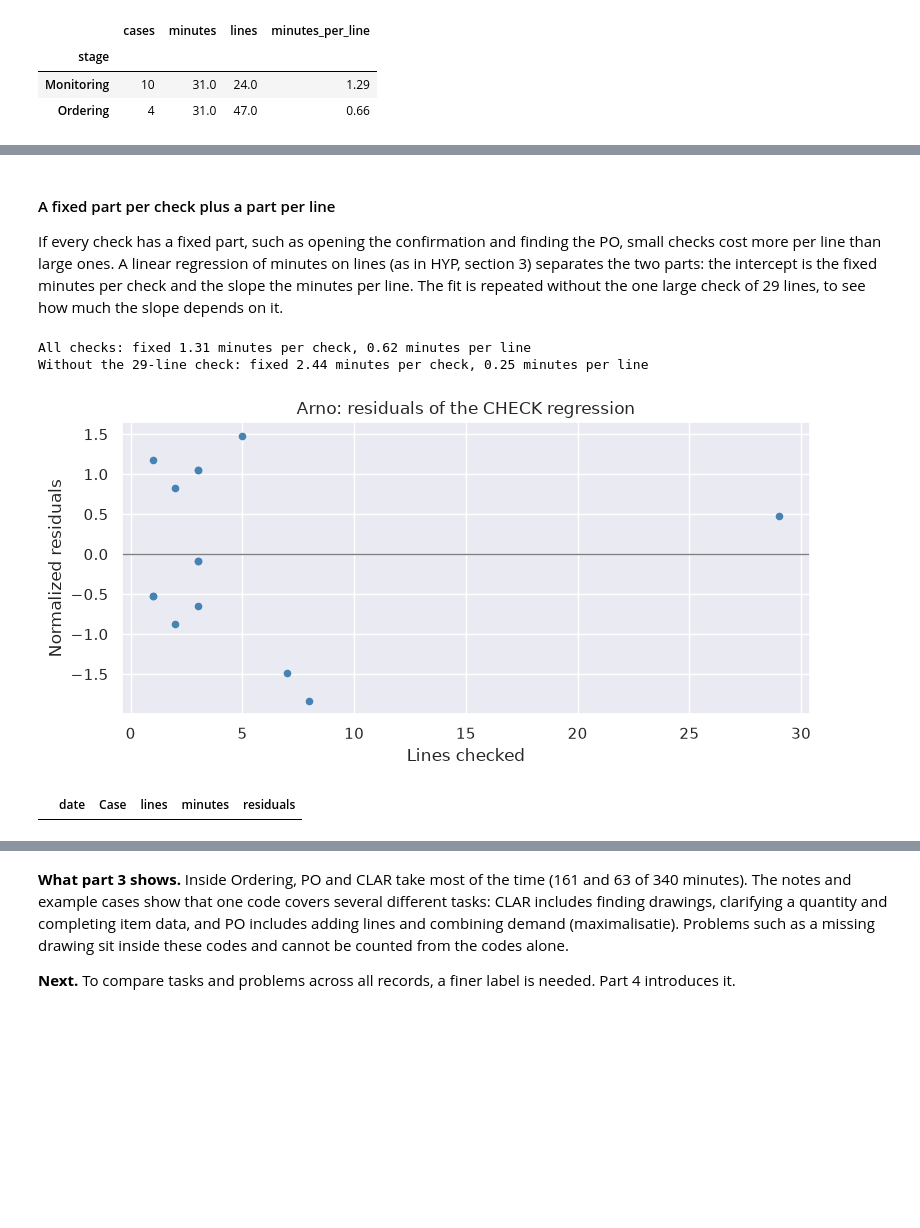
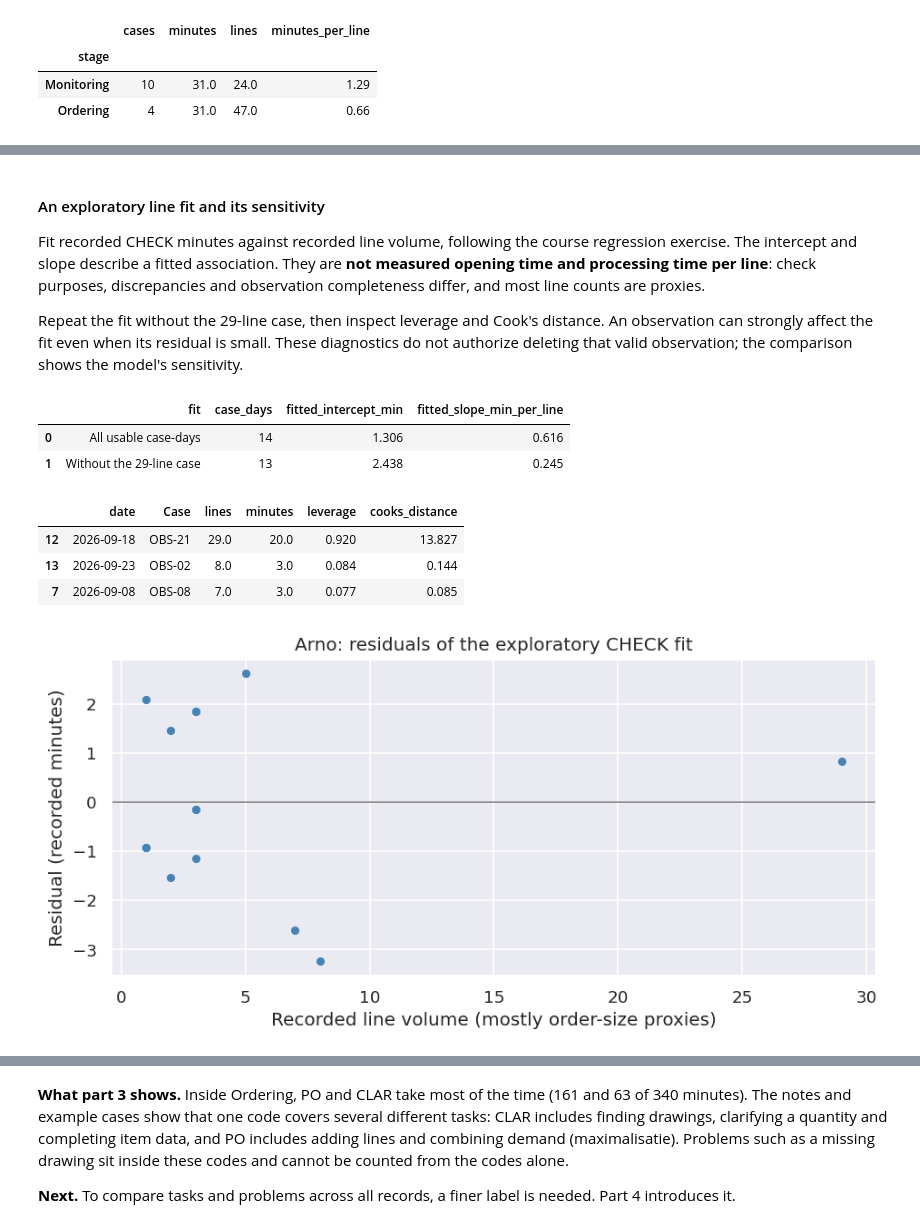
Before and after one commit to Luuuuuig/Bachelor-End-Project, a Jupyter notebook: Arno_Analysis_2026_10_02.ipynb, the cells around one changed output, grey strips where cells are left out. Cells and saved outputs as stored; diff of their text form; code cells hidden in the pictures; blank space fills up the shorter version.

```diff
--- a/Arno_Analysis_2026_10_02.ipynb
+++ b/Arno_Analysis_2026_10_02.ipynb
@@ -215,6 +219,9 @@ included["activity_group"] = included["activity_group"].replace({
     "[UNCERTAIN]": "UNCLEAR"
 })
 
+# REQ-Exact identifies an earlier-generated PO, not an incoming request.
+included.loc[included["Activity"].str.upper().eq("REQ-EXACT"), "activity_group"] = "PO-REVISIT"
+
 # Former EXC stays under OTHER but outside the improvement scope (1 October)
 is_former_exc = included["Activity"].str.upper().str.contains("EXC", na=False)
 included.loc[is_former_exc, "activity_group"] = "OTHER (outside improvement)"
@@ -1016,43 +1075,53 @@ min       0.375000
 max       4.000000
 Name: minutes_per_line, dtype: float64
 # %% [markdown]
-#### A fixed part per check plus a part per line
+#### An exploratory line fit and its sensitivity
 
-If every check has a fixed part, such as opening the confirmation and finding the PO, small checks cost more per line than large ones. A linear regression of minutes on lines (as in HYP, section 3) separates the two parts: the intercept is the fixed minutes per check and the slope the minutes per line. The fit is repeated without the one large check of 29 lines, to see how much the slope depends on it.
+Fit recorded CHECK minutes against recorded line volume, following the course regression exercise. The intercept and slope describe a fitted association. They are **not measured opening time and processing time per line**: check purposes, discrepancies and observation completeness differ, and most line counts are proxies.
+
+Repeat the fit without the 29-line case, then inspect leverage and Cook's distance. An observation can strongly affect the fit even when its residual is small. These diagnostics do not authorize deleting that valid observation; the comparison shows the model's sensitivity.
 # %%
-# Linear regression: minutes = fixed part + part per line
+# Descriptive regression: recorded minutes = intercept + slope * recorded line volume
 X_check = check_cases[["lines"]]
 y_check = check_cases["minutes"]
 
-lm_check = LinearRegression()
-lm_check.fit(X_check, y_check)
-print("All checks: fixed", round(lm_check.intercept_, 2), "minutes per check,",
-      round(lm_check.coef_[0], 2), "minutes per line")
+lm_check = LinearRegression().fit(X_check, y_check)
+small = check_cases["lines"] < 29
+lm_small = LinearRegression().fit(X_check[small], y_check[small])
 
-# The same fit without the one large check
-small = check_cases["lines"] < 29
-lm_small = LinearRegression()
-lm_small.fit(X_check[small], y_check[small])
-print("Without the 29-line check: fixed", round(lm_small.intercept_, 2), "minutes per check,",
-      round(lm_small.coef_[0], 2), "minutes per line")
+regression_sensitivity = pd.DataFrame([
+    ["All usable case-days", len(check_cases), lm_check.intercept_, lm_check.coef_[0]],
+    ["Without the 29-line case", int(small.sum()), lm_small.intercept_, lm_small.coef_[0]],
+], columns=["fit", "case_days", "fitted_intercept_min", "fitted_slope_min_per_line"])
+regression_sensitivity.round(3)
 # %% [output]
-All checks: fixed 1.31 minutes per check, 0.62 minutes per line
-Without the 29-line check: fixed 2.44 minutes per check, 0.25 minutes per line
+|  | fit | case_days | fitted_intercept_min | fitted_slope_min_per_line |
+| 0 | All usable case-days | 14 | 1.306 | 0.616 |
+| 1 | Without the 29-line case | 13 | 2.438 | 0.245 |
 # %%
-# Normalized residuals of the fit on all checks, against the number of lines
+# Influence diagnostics account for both residual size and position on the x-axis
+ols_check = sm.OLS(y_check, sm.add_constant(X_check)).fit()
+influence = ols_check.get_influence()
 check_cases_vis = check_cases.copy()
-check_cases_vis["residuals"] = scale(y_check - lm_check.predict(X_check))
+check_cases_vis["residual_min"] = ols_check.resid
+check_cases_vis["leverage"] = influence.hat_matrix_diag
+check_cases_vis["cooks_distance"] = influence.cooks_distance[0]
 
-ax = check_cases_vis.plot(kind="scatter", x="lines", y="residuals", color="steelblue", figsize=(8, 4))
+ax = check_cases_vis.plot(kind="scatter", x="lines", y="residual_min", color="steelblue", figsize=(8, 4))
 ax.axhline(0, color="gray", linewidth=1)
-ax.set_xlabel("Lines checked")
-ax.set_ylabel("Normalized residuals")
-ax.set_title("Arno: residuals of the CHECK regression")
+ax.set_xlabel("Recorded line volume (mostly order-size proxies)")
+ax.set_ylabel("Residual (recorded minutes)")
+ax.set_title("Arno: residuals of the exploratory CHECK fit")
 plt.tight_layout()
 plt.show()
 
-check_cases_vis.loc[check_cases_vis["residuals"].abs() > 2.5, ["date", "Case", "lines", "minutes", "residuals"]]
+check_cases_vis.sort_values("cooks_distance", ascending=False)[
+    ["date", "Case", "lines", "minutes", "leverage", "cooks_distance"]
+].head(3).round(3)
 # %% [output]
+|  | date | Case | lines | minutes | leverage | cooks_distance |
+| 12 | 2026-09-18 | OBS-21 | 29.0 | 20.0 | 0.920 | 13.827 |
+| 13 | 2026-09-23 | OBS-02 | 8.0 | 3.0 | 0.084 | 0.144 |
+| 7 | 2026-09-08 | OBS-08 | 7.0 | 3.0 | 0.077 | 0.085 |
-[figure, old version]
+[figure, new version]
-|  | date | Case | lines | minutes | residuals |
 # %% [markdown]
```
Also changed, not shown: parts of 77 cells of this notebook, 2 other files.
